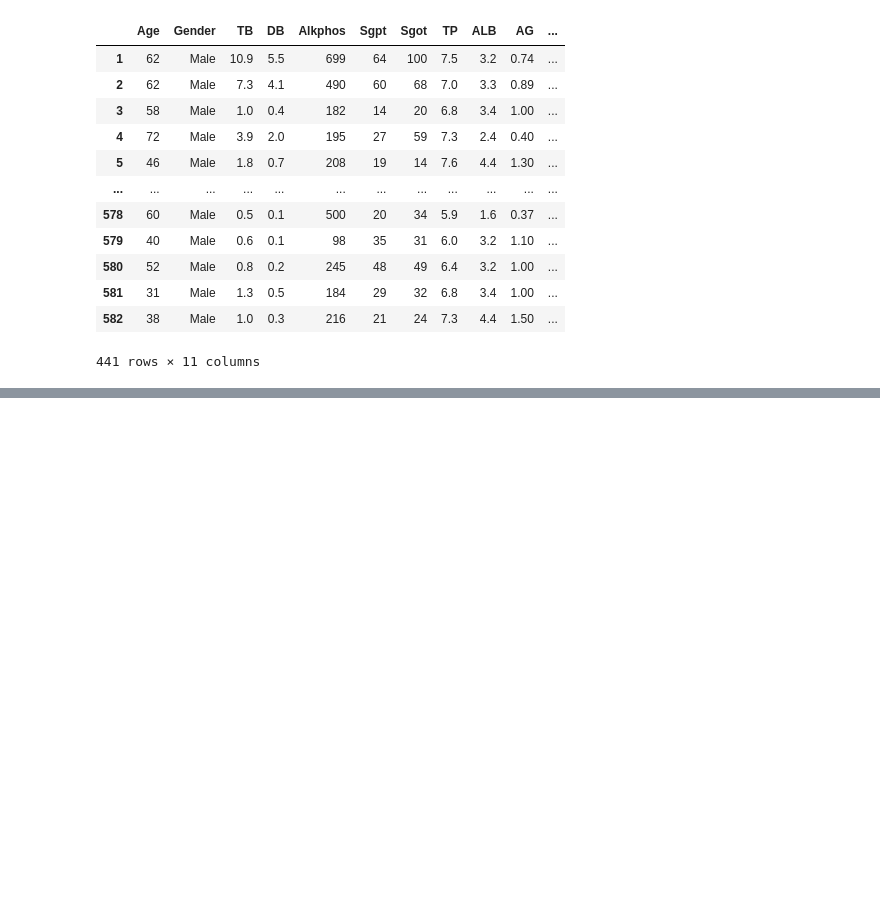
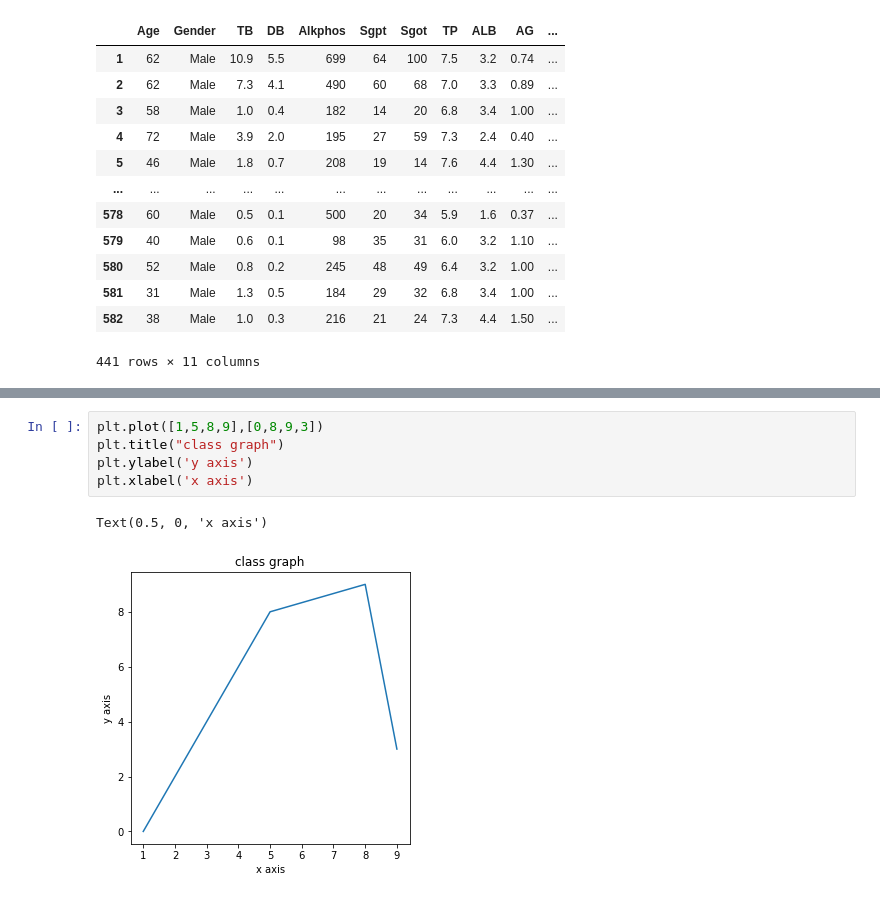
Before and after one commit to Spap123/DIG-Classes, a Jupyter notebook: 20th Aug Batch/Class 15.01.2023 - Matplotlib.ipynb, the cells around one changed output, grey strips where cells are left out. Saved outputs shown, nothing was run; the diff lists cells and outputs as text; blank space fills up the shorter version.

```diff
--- a/20th Aug Batch/Class 15.01.2023 - Matplotlib.ipynb
+++ b/20th Aug Batch/Class 15.01.2023 - Matplotlib.ipynb
@@ -120,0 +131,8 @@ ilpd[m_ilpd]
+# %%
+plt.plot([1,5,8,9],[0,8,9,3])
+plt.title("class graph")
+plt.ylabel('y axis')
+plt.xlabel('x axis')
+# %% [output]
+Text(0.5, 0, 'x axis')
+[figure, added]
```
Also changed, not shown: parts of 6 cells of this notebook.
